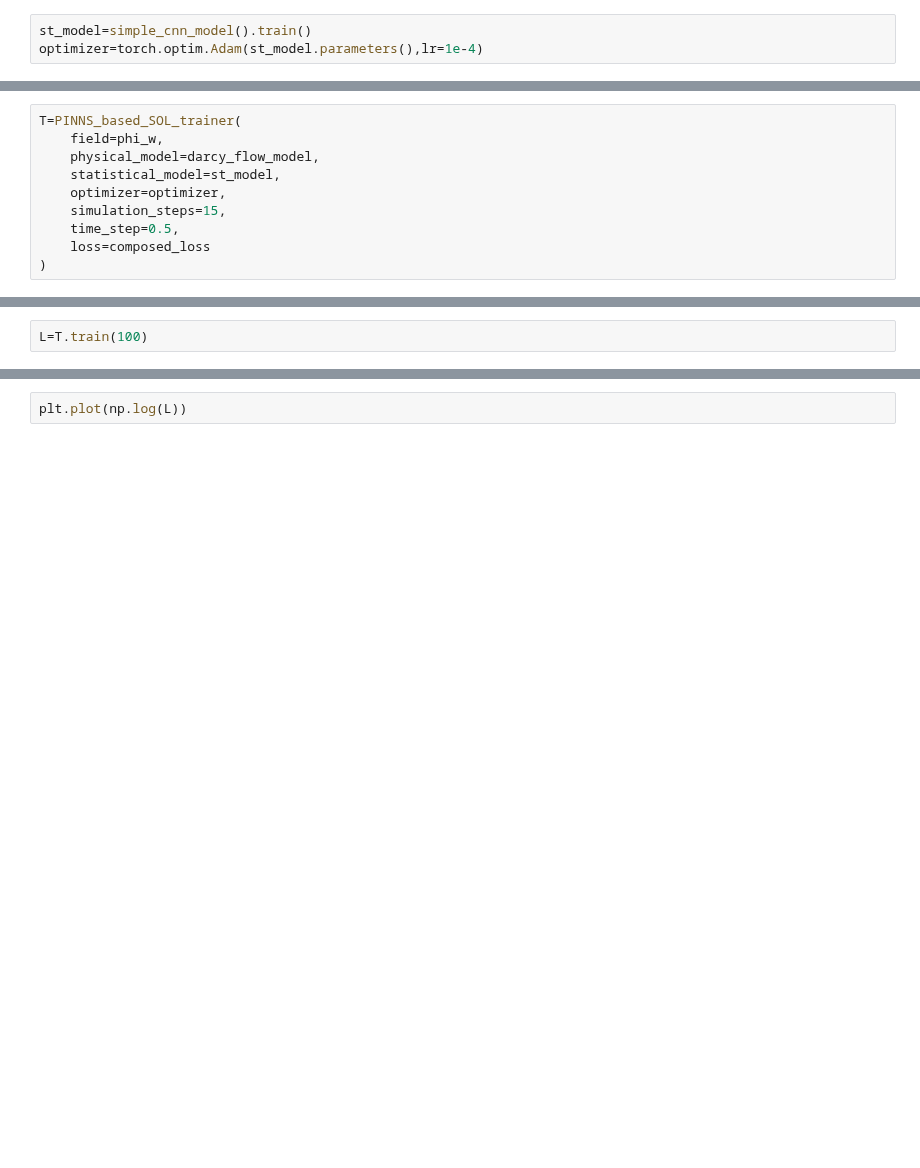
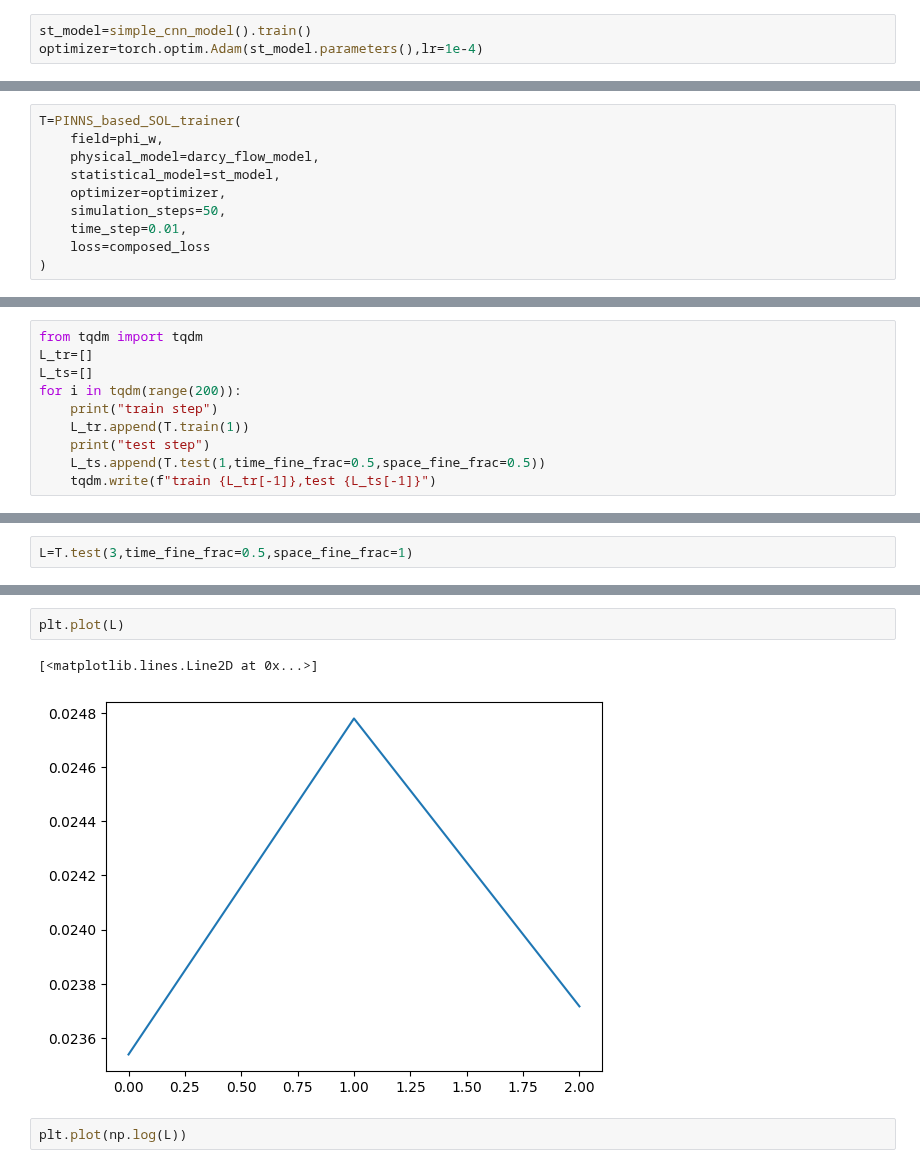
Before and after one commit to grmc1999/PhysicsSimulationDeepLearning, a Jupyter notebook: Notebooks/Diff_phys/2D_1P_Darcy_flow.ipynb, the cells around one changed output, grey strips where cells are left out. Drawn from its saved outputs; the diff is of its cells as text; blank space fills up the shorter version.

```diff
--- a/Notebooks/Diff_phys/2D_1P_Darcy_flow.ipynb
+++ b/Notebooks/Diff_phys/2D_1P_Darcy_flow.ipynb
@@ -356,7 +434,7 @@ T=PINNS_based_SOL_trainer(
     physical_model=darcy_flow_model,
     statistical_model=st_model,
     optimizer=optimizer,
-    simulation_steps=15,
-    time_step=0.5,
+    simulation_steps=50,
+    time_step=0.01,
     loss=composed_loss
 )
@@ -365,3 +441,11 @@ NameError: name 'phi_w' is not defined
 # %%
-L=T.train(100)
+from tqdm import tqdm
+L_tr=[]
+L_ts=[]
+for i in tqdm(range(200)):
+    print("train step")
+    L_tr.append(T.train(1))
+    print("test step")
+    L_ts.append(T.test(1,time_fine_frac=0.5,space_fine_frac=0.5))
+    tqdm.write(f"train {L_tr[-1]},test {L_ts[-1]}")
 # %% [output]
@@ -384,0 +465,2 @@ batch 19
+# %%
+L=T.test(3,time_fine_frac=0.5,space_fine_frac=1)
@@ -385,3 +485,8 @@ batch 19
+# %%
+plt.plot(L)
+# %% [output]
+[<matplotlib.lines.Line2D at 0x...>]
+[figure, added]
 # %%
 plt.plot(np.log(L))
 # %% [output]
```
Also changed, not shown: parts of 6 cells of this notebook, 1 other file.
